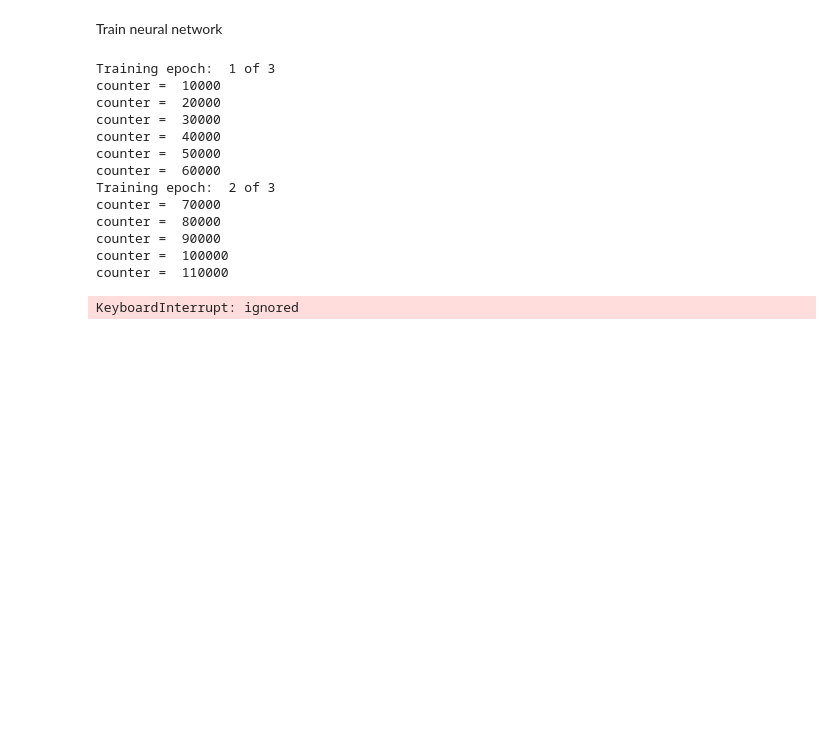
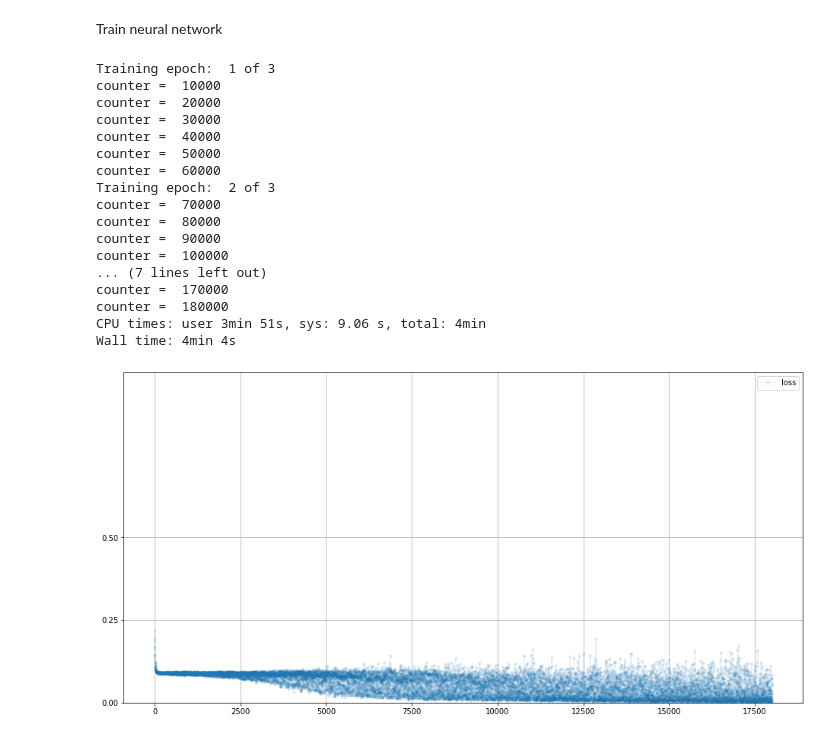
Before and after one commit to Azuremis/make_your_first_gan_with_pytorch, a Jupyter notebook: mnist_classifier.ipynb, the cells around one changed output. Cells and saved outputs as stored; diff of their text form; code cells hidden in the pictures; blank space fills up the shorter version.

Commit message:
Visualise loss after training run

```diff
--- a/mnist_classifier.ipynb
+++ b/mnist_classifier.ipynb
@@ -127,7 +127,7 @@ class Classifier(nn.Module):
 
 
     def plot_progress(self):
-      df = pandas.Dataframe(self.progress, columns[["loss"]])
+      df = pandas.DataFrame(self.progress, columns=["loss"])
       df.plot(ylim=(0, 1.0), figsize=(16, 8), alpha=0.1, marker=".",
               grid=True, yticks=(0, 0.25, 0.5))
 # %% [markdown]
@@ -136,7 +136,7 @@ Train neural network
 # create neural network
 nn_classifier = Classifier()
 # %%
-#%%time
+%%time
 
 epochs = 3 # how mnay times to work through entire dataset
 
@@ -159,5 +159,12 @@ counter =  70000
 counter =  80000
 counter =  90000
 counter =  100000
-counter =  110000
+... (7 lines left out)
+counter =  170000
+counter =  180000
+CPU times: user 3min 51s, sys: 9.06 s, total: 4min
+Wall time: 4min 4s
-KeyboardInterrupt: ignored
+# %%
+nn_classifier.plot_progress()
+# %% [output]
+[figure, added]
```
